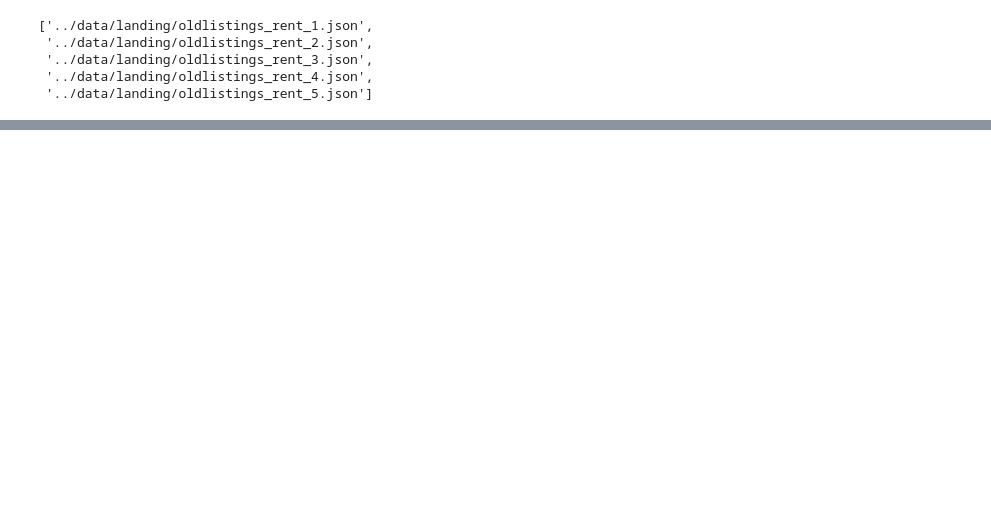
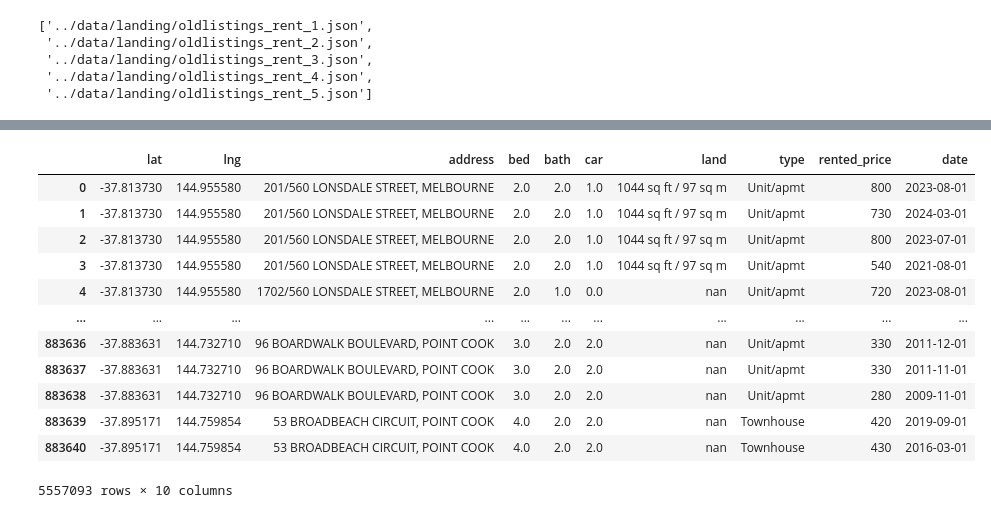
Before and after one commit to MAST30034-AppliedDataScience/project-2-group-real-estate-industry-project-2, a Jupyter notebook: notebooks/testing_preprocessing.ipynb, the cells around one changed output, grey strips where cells are left out. Saved outputs shown, nothing was run; the diff lists cells and outputs as text; code cells hidden in the pictures; blank space fills up the shorter version.

```diff
--- a/notebooks/testing_preprocessing.ipynb
+++ b/notebooks/testing_preprocessing.ipynb
@@ -126,0 +125,20 @@ For example, when doing 'df[col].method(value, inplace=True)', try using 'df.met
+# %%
+# change the date to datetime
+rental_df["date"] = pd.to_datetime(rental_df["date"])
+
+# change the address column to type string
+rental_df["address"] = rental_df["address"].astype(str)
+
+# change the land column to type string
+rental_df["land"] = rental_df["land"].astype(str)
+
+# change the type column to type string
+rental_df["type"] = rental_df["type"].astype(str)
+
+# remove $ sign from rented_price
+rental_df["rented_price"] = rental_df["rented_price"].astype(str)
+rental_df.dropna(subset=["rented_price"],inplace=True)
+rental_df["rented_price"] = rental_df["rented_price"].apply(lambda x: str(x.replace("$","")))
+# drop the rows if it's nan
+rental_df = rental_df[rental_df["rented_price"] != "nan"]
+rental_df["rented_price"] = rental_df["rented_price"].astype(int)
@@ -126,0 +147,13 @@ For example, when doing 'df[col].method(value, inplace=True)', try using 'df.met
+# %%
+# if the type is Rental_residential, if this property has bedroom number higher than 3, then it's a house otherwise it's a unit/apartment
+rental_df.loc[(rental_df["type"].isin(["Rental_residential","Rental","Residential","Flat","Apartment","Residential Lease"])) & (rental_df["bed"]>3),"type"] = "House"
+rental_df.loc[(rental_df["type"].isin(["Rental_residential","Rental","Residential","Flat","Apartment","Residential Lease"])) & (rental_df["bed"]<=3),"type"] = "Unit/apmt"
+
+# if the type is a Unit
+rental_df.loc[rental_df["type"].isin(["Unit","Apartment","Flat"]),"type"] = "Unit/apmt"
+
+# remove all other types as we are only interested in House, Unit/apmt, Townhouse, Studio
+rental_df = rental_df[rental_df["type"].isin(["House","Unit/apmt","Townhouse","Studio"])]
+# %%
+rental_df["type"].value_counts()
+rental_df.drop(columns=["rented_price_dict"],inplace=True)
@@ -126,0 +188,19 @@ For example, when doing 'df[col].method(value, inplace=True)', try using 'df.met
+# %%
+# set the preview to show first 100 rows
+pd.set_option('display.max_rows', 20)
+# %%
+rental_df
+# %% [output]
+|  | lat | lng | address | bed | bath | car | land | type | rented_price | date |
+| 0 | -37.813730 | 144.955580 | 201/560 LONSDALE STREET, MELBOURNE | 2.0 | 2.0 | 1.0 | 1044 sq ft / 97 sq m | Unit/apmt | 800 | 2023-08-01 |
+| 1 | -37.813730 | 144.955580 | 201/560 LONSDALE STREET, MELBOURNE | 2.0 | 2.0 | 1.0 | 1044 sq ft / 97 sq m | Unit/apmt | 730 | 2024-03-01 |
+| 2 | -37.813730 | 144.955580 | 201/560 LONSDALE STREET, MELBOURNE | 2.0 | 2.0 | 1.0 | 1044 sq ft / 97 sq m | Unit/apmt | 800 | 2023-07-01 |
+| 3 | -37.813730 | 144.955580 | 201/560 LONSDALE STREET, MELBOURNE | 2.0 | 2.0 | 1.0 | 1044 sq ft / 97 sq m | Unit/apmt | 540 | 2021-08-01 |
+| 4 | -37.813730 | 144.955580 | 1702/560 LONSDALE STREET, MELBOURNE | 2.0 | 1.0 | 0.0 | nan | Unit/apmt | 720 | 2023-08-01 |
+| ... | ... | ... | ... | ... | ... | ... | ... | ... | ... | ... |
+| 883636 | -37.883631 | 144.732710 | 96 BOARDWALK BOULEVARD, POINT COOK | 3.0 | 2.0 | 2.0 | nan | Unit/apmt | 330 | 2011-12-01 |
+| 883637 | -37.883631 | 144.732710 | 96 BOARDWALK BOULEVARD, POINT COOK | 3.0 | 2.0 | 2.0 | nan | Unit/apmt | 330 | 2011-11-01 |
+| 883638 | -37.883631 | 144.732710 | 96 BOARDWALK BOULEVARD, POINT COOK | 3.0 | 2.0 | 2.0 | nan | Unit/apmt | 280 | 2009-11-01 |
+| 883639 | -37.895171 | 144.759854 | 53 BROADBEACH CIRCUIT, POINT COOK | 4.0 | 2.0 | 2.0 | nan | Townhouse | 420 | 2019-09-01 |
+| 883640 | -37.895171 | 144.759854 | 53 BROADBEACH CIRCUIT, POINT COOK | 4.0 | 2.0 | 2.0 | nan | Townhouse | 430 | 2016-03-01 |
+5557093 rows × 10 columns
```
Also changed, not shown: parts of 32 cells of this notebook, 2 other files.
